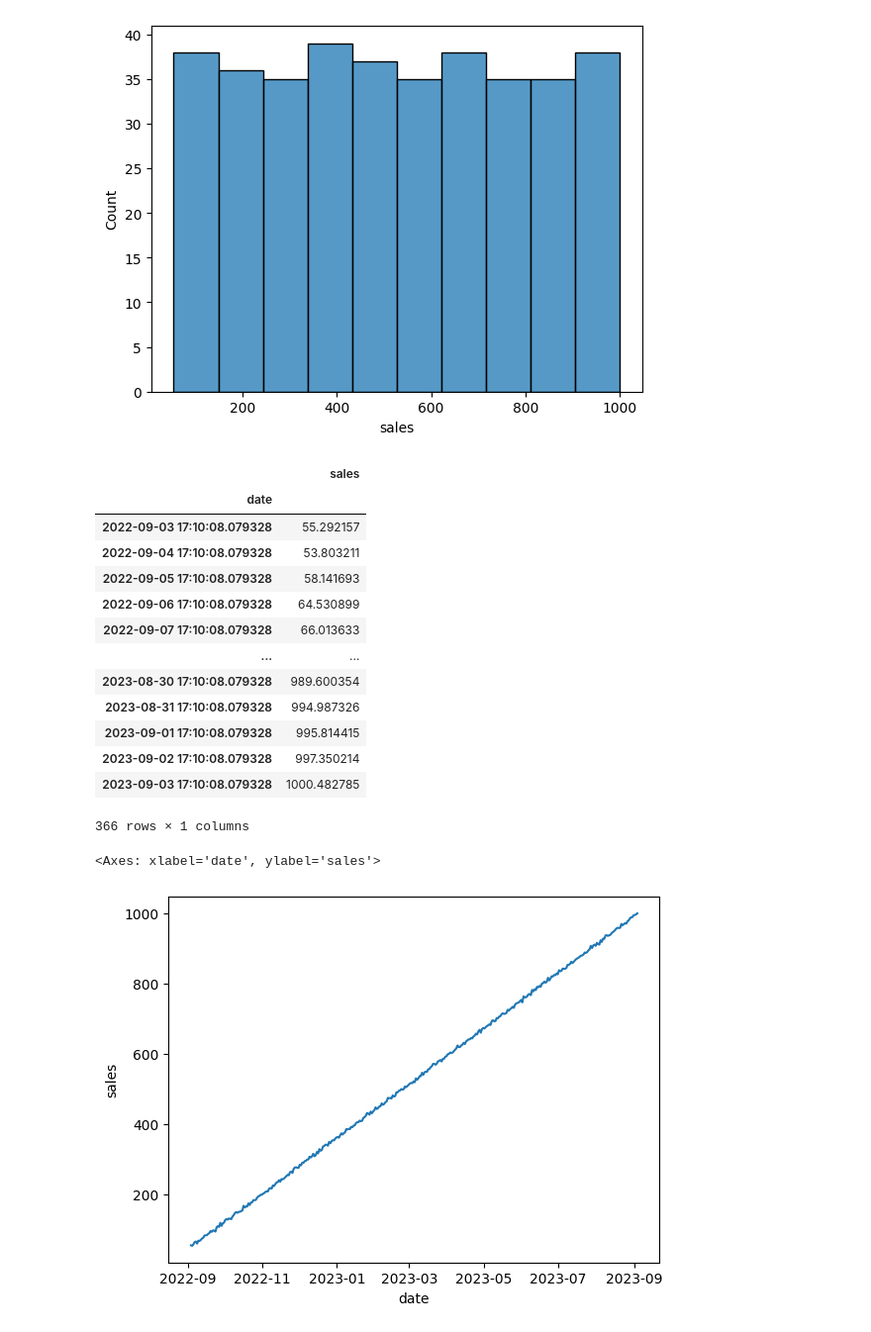
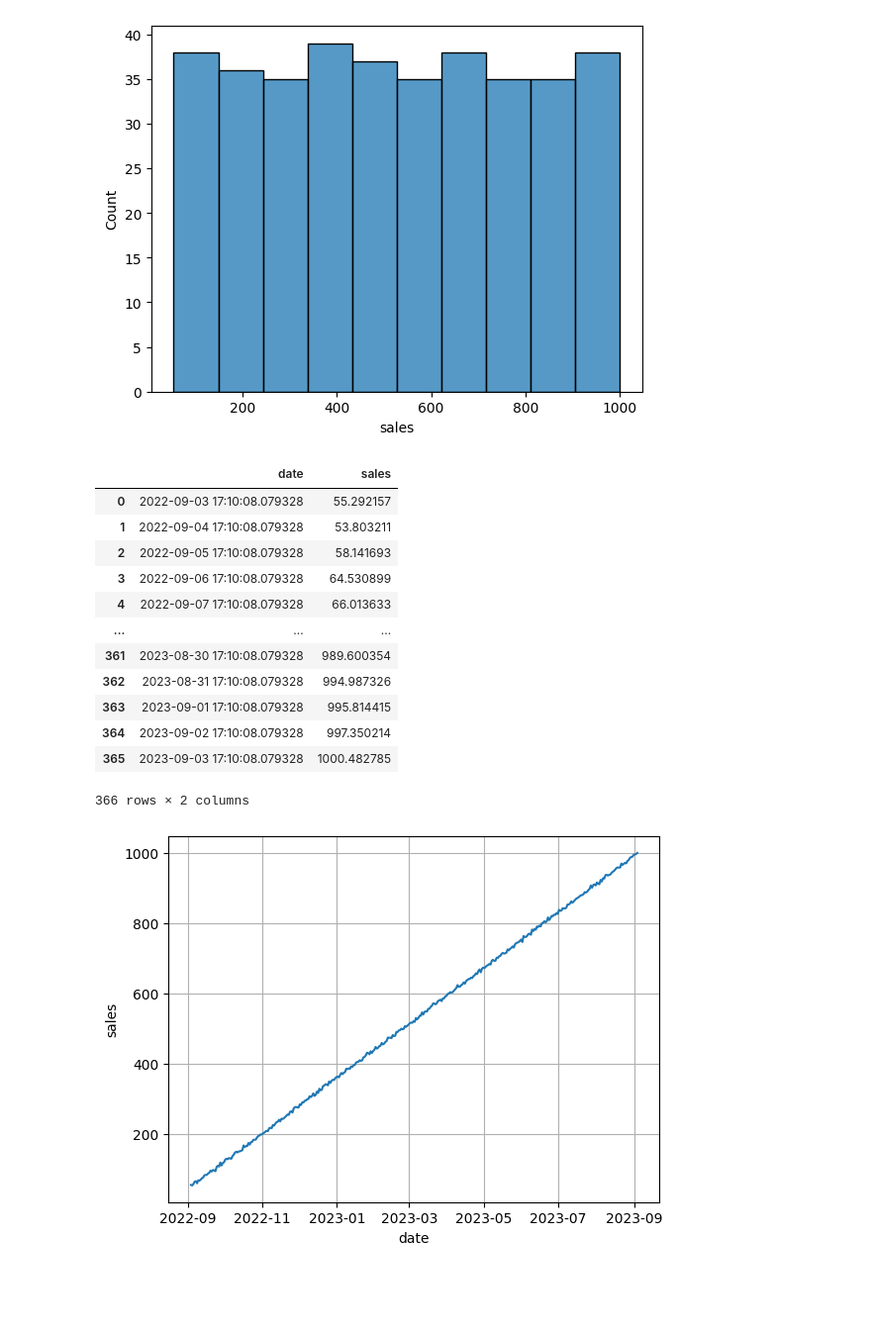
Before and after one commit to 4GeeksAcademy/utku_seyithanoglu_timeseries, a Jupyter notebook: src/explore1.ipynb/explore1.ipynb, the cells around one changed output. Shown: that part at 99% size. Cells and saved outputs as stored; diff of their text form; code cells hidden in the pictures; blank space fills up the shorter version.

```diff
--- a/src/explore1.ipynb/explore1.ipynb
+++ b/src/explore1.ipynb/explore1.ipynb
@@ -45,26 +54,26 @@ sns.histplot(data=main_df,x='sales')
 <Axes: xlabel='sales', ylabel='Count'>
 [figure]
 # %%
-temp_df = main_df.groupby('date').mean()
+#temp_df = main_df.groupby('date').mean()
+temp_df = main_df.copy()
 # %%
 temp_df
 # %% [output]
-|  | sales |
-| date |  |
-| 2022-09-03 17:10:08.079328 | 55.292157 |
-| 2022-09-04 17:10:08.079328 | 53.803211 |
-| 2022-09-05 17:10:08.079328 | 58.141693 |
-| 2022-09-06 17:10:08.079328 | 64.530899 |
-| 2022-09-07 17:10:08.079328 | 66.013633 |
-| ... | ... |
-| 2023-08-30 17:10:08.079328 | 989.600354 |
-| 2023-08-31 17:10:08.079328 | 994.987326 |
-| 2023-09-01 17:10:08.079328 | 995.814415 |
-| 2023-09-02 17:10:08.079328 | 997.350214 |
-| 2023-09-03 17:10:08.079328 | 1000.482785 |
+|  | date | sales |
+| 0 | 2022-09-03 17:10:08.079328 | 55.292157 |
+| 1 | 2022-09-04 17:10:08.079328 | 53.803211 |
+| 2 | 2022-09-05 17:10:08.079328 | 58.141693 |
+| 3 | 2022-09-06 17:10:08.079328 | 64.530899 |
+| 4 | 2022-09-07 17:10:08.079328 | 66.013633 |
+| ... | ... | ... |
+| 361 | 2023-08-30 17:10:08.079328 | 989.600354 |
+| 362 | 2023-08-31 17:10:08.079328 | 994.987326 |
+| 363 | 2023-09-01 17:10:08.079328 | 995.814415 |
+| 364 | 2023-09-02 17:10:08.079328 | 997.350214 |
+| 365 | 2023-09-03 17:10:08.079328 | 1000.482785 |
-366 rows × 1 columns
+366 rows × 2 columns
 # %%
 sns.lineplot(data=temp_df,x='date',y='sales')
+plt.grid()
 # %% [output]
-<Axes: xlabel='date', ylabel='sales'>
-[figure, old version]
+[figure, new version]
```
Also changed, not shown: parts of 38 cells of this notebook.
